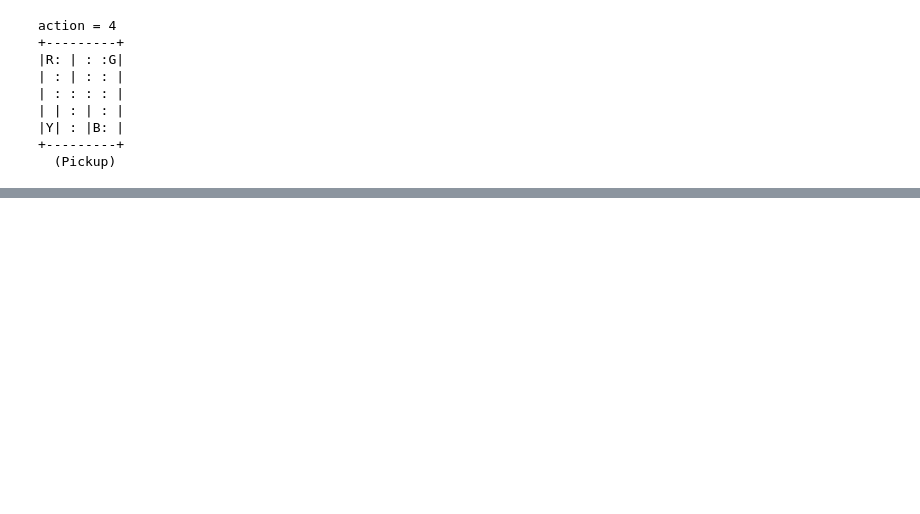
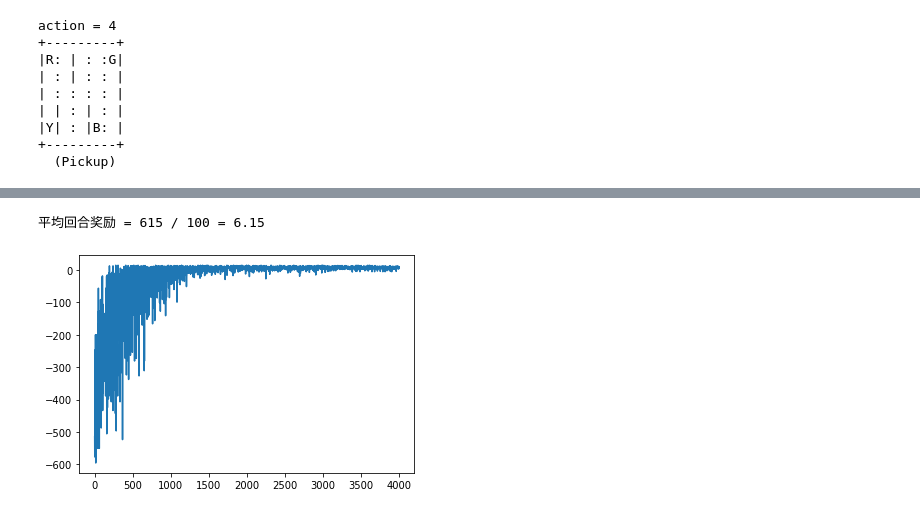
Before and after one commit to ZhaoHongjue/RL-Note, a Jupyter notebook: 5.ipynb, the cells around one changed output, grey strips where cells are left out. Saved outputs shown, nothing was run; the diff lists cells and outputs as text; code cells hidden in the pictures; blank space fills up the shorter version.

```diff
--- a/5.ipynb
+++ b/5.ipynb
@@ -61,0 +481,41 @@ action = 4
+# %%
+class QLearningAgent:
+    def __init__(self, env, gamma=0.9, learning_rate=0.1, epsilon=.01):
+        self.gamma = gamma
+        self.lr = learning_rate
+        self.epsilon = epsilon
+        self.action_n = env.action_space.n
+        self.q = np.zeros((env.observation_space.n, env.action_space.n))
+
+    def decide(self, state):
+        if np.random.uniform() > self.epsilon:
+            action = self.q[state].argmax()
+        else:
+            action = np.random.randint(self.action_n)
+        return action
+
+    def learn(self, state, action, reward, next_state, done):
+        u = reward + self.gamma * self.q[next_state].max() * (1 - done)
+        td_error = u - self.q[state, action]
+        self.q[state,action] += self.lr * td_error
+# %%
+agent = QLearningAgent(env)
+
+# 训练
+episodes = 4000
+episode_rewards = []
+for episode in range(episodes):
+    episode_reward = play_qlearning(env, agent, train=True)
+    episode_rewards.append(episode_reward)
+
+plt.plot(episode_rewards)
+
+# 测试
+agent.epsilon = 0. # 取消探索
+
+episode_rewards = [play_qlearning(env, agent) for _ in range(100)]
+print('平均回合奖励 = {} / {} = {}'.format(sum(episode_rewards),
+        len(episode_rewards), np.mean(episode_rewards)))
+# %% [output]
+平均回合奖励 = 615 / 100 = 6.15
+[figure, added]
```
Also changed, not shown: parts of 26 cells of this notebook, 1 other file.
